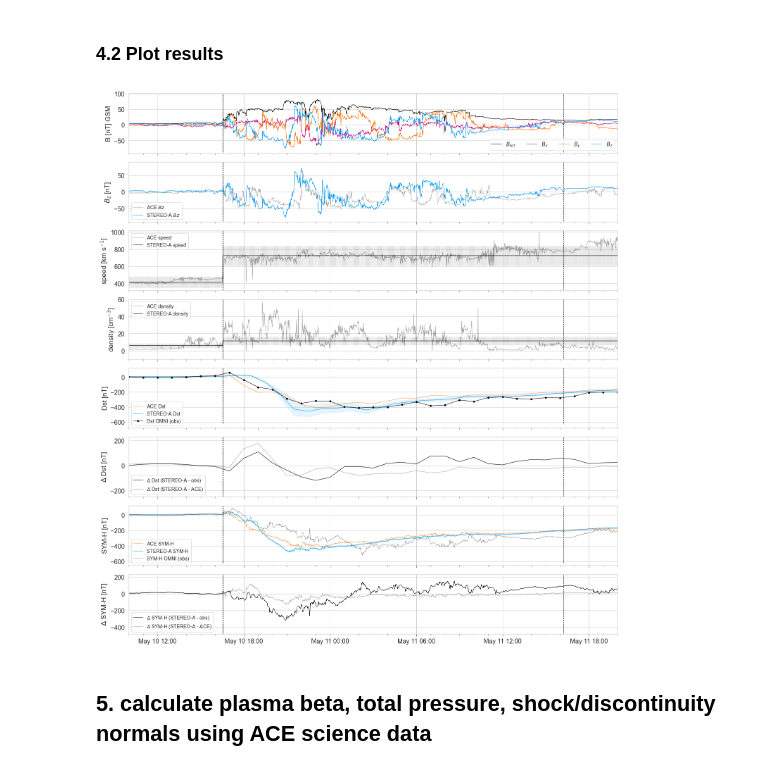
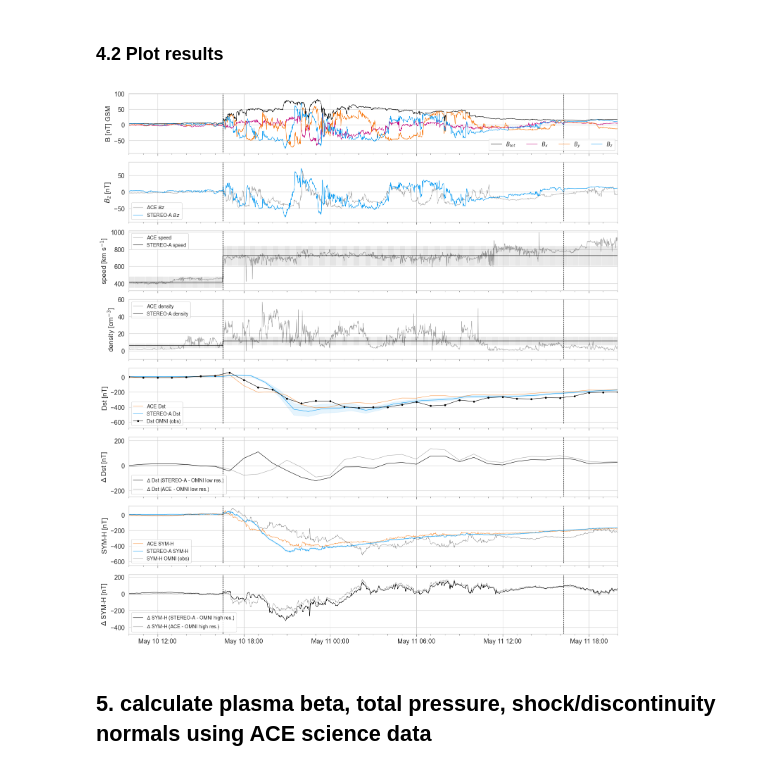
Before and after one commit to EvaWeiler/may_2024_superstorm, a Jupyter notebook: May_2024_superstorm.ipynb, the cells around one changed output. Saved outputs shown, nothing was run; the diff lists cells and outputs as text; code cells hidden in the pictures.

```diff
--- a/May_2024_superstorm.ipynb
+++ b/May_2024_superstorm.ipynb
@@ -52,7 +52,7 @@ from functions import data as pred
 
 warnings.filterwarnings('ignore') # some numpy mean-of-empty-slice runtime warnings
 
-data_path = 'data/'
+data_path = '../data_fin/'
 
 sns.set_style('whitegrid')
 sns.set_context('paper')
@@ -689,8 +705,8 @@ ax5.set_ylim(-680,120)
 ax5.tick_params(axis='y', labelsize=13)
 ax5.legend(fontsize=fntsize-4)
 
-ax6.plot(sta_shifted_interp_omni_hour['time'], delta_symh_obs_hour, color=c0, label='$\Delta$ Dst (STEREO-A - obs)', lw=lw)
-ax6.plot(sta_shifted_interp_hour['time'], delta_symh_l1_hour, color=c0, alpha=a+.3, label='$\Delta$ Dst (STEREO-A - '+str(label)+')', lw=lw)
+ax6.plot(sta_shifted_interp_omni_hour['time'], delta_symh_obs_hour, color=c0, label='$\Delta$ Dst (STEREO-A - OMNI low res.)', lw=lw)
+ax6.plot(sta_shifted_interp_hour['time'], delta_symh_l1_hour, color=c0, alpha=a+.3, label='$\Delta$ Dst ('+str(label)+' - OMNI low res.)', lw=lw)
 ax6.set_ylabel(r'$\Delta$ Dst [nT]', fontsize=fntsize)
 ax6.plot([sta_event_start,sta_event_start], [-500,400], 'k--', lw=lw)
 ax6.plot([sta_event_end,sta_event_end], [-500,400], 'k--', lw=lw)
@@ -709,37 +725,37 @@ ax6.xaxis.set_minor_locator(mdates.HourLocator(interval=1))
 ax7.plot(l1_0['time'], l1_0['symh'], color=c2, label=str(label)+' SYM-H',alpha=0.7, lw=lw)
 ax7.errorbar(l1_0['time'], l1_0['symh'], yerr=np.std(l1_symh, axis=0), color=c2, alpha=a, lw=lw)
 ax7.plot(sta_scaled_shifted['time'], sta_scaled_shifted['symh'], color=c3, label='STEREO-A SYM-H', lw=lw)
 ax7.plot(ohr['time'],ohr['symh'], color='xkcd:black', label='SYM-H OMNI (obs)', alpha=0.4, lw=lw)
 ax7.plot([sta_event_start,sta_event_start], [(np.min(ohr['symh'])-100),(np.max(ohr['symh'])+100)], 'k--', lw=lw)
 ax7.plot([sta_event_end,sta_event_end], [(np.min(ohr['symh'])-100),(np.max(ohr['symh'])+100)], 'k--', lw=lw)
 ax7.fill_between(sta_scaled_shifted['time'], sta_scaled_shifted['symh_err_max'], sta_scaled_shifted['symh_err_min'], color=c3, alpha=0.1)
 ax7.tick_params(which='both', bottom=True, color='gray')
 ax7.xaxis.set_minor_locator(mdates.HourLocator(interval=1))
 ax7.set_ylabel('SYM-H [nT]', fontsize=fntsize)
 ax7.set_ylim(-650,120)
 ax7.tick_params(axis='y', labelsize=13)
 ax7.legend(fontsize=fntsize-4)
 
-ax8.plot(sta_scaled['time'], delta_symh_obs, color=c0, label='$\Delta$ SYM-H (STEREO-A - obs)', lw=lw)
-ax8.plot(sta_shifted_interp['time'], delta_symh_l1, color=c0, alpha=a+.3, label='$\Delta$ SYM-H (STEREO-A - '+str(label)+')', lw=lw)
+ax8.plot(sta_scaled['time'], delta_symh_obs, color=c0, label='$\Delta$ SYM-H (STEREO-A - OMNI high res.)', lw=lw)
+ax8.plot(sta_shifted_interp['time'], delta_symh_l1, color=c0, alpha=a+.3, label='$\Delta$ SYM-H ('+str(label)+' - OMNI high res.)', lw=lw)
 ax8.set_ylabel(r'$\Delta$ SYM-H [nT]', fontsize=fntsize)
 ax8.plot([sta_event_start,sta_event_start], [-500,400], 'k--', lw=lw)
 ax8.plot([sta_event_end,sta_event_end], [-500,400], 'k--', lw=lw)
 ax8.xaxis.set_major_formatter(matplotlib.dates.DateFormatter('%b %d %H:%M') )
 ax8.xaxis.set_major_locator(matplotlib.ticker.MultipleLocator(days_dist))
 ax8.tick_params(which='both', bottom=True, color='gray')
 ax8.xaxis.set_minor_locator(mdates.HourLocator(interval=1))
 ax8.legend(loc='lower left',fontsize=fntsize-4)
 ax8.set_ylim(-480,230)
 ax8.tick_params(axis='x', labelsize=13)
 ax8.tick_params(axis='y', labelsize=13)
 ax8.set_xlim(datetime(2024,5,10,10,0), datetime(2024,5,11,20,0))
 
 fig.tight_layout()
 
-#plt.savefig('figures/STEREO-A_'+str(label)+'_INGRID.pdf')
+plt.savefig('STEREO-A_'+str(label)+'_INGRID.pdf')
 # %% [output]
-[figure, old version]
+[figure, new version]
 # %% [markdown]
 ## 5. calculate plasma beta, total pressure, shock/discontinuity normals using ACE science data
 # %%
```
Also changed, not shown: parts of 4 cells of this notebook, 1 other file.
